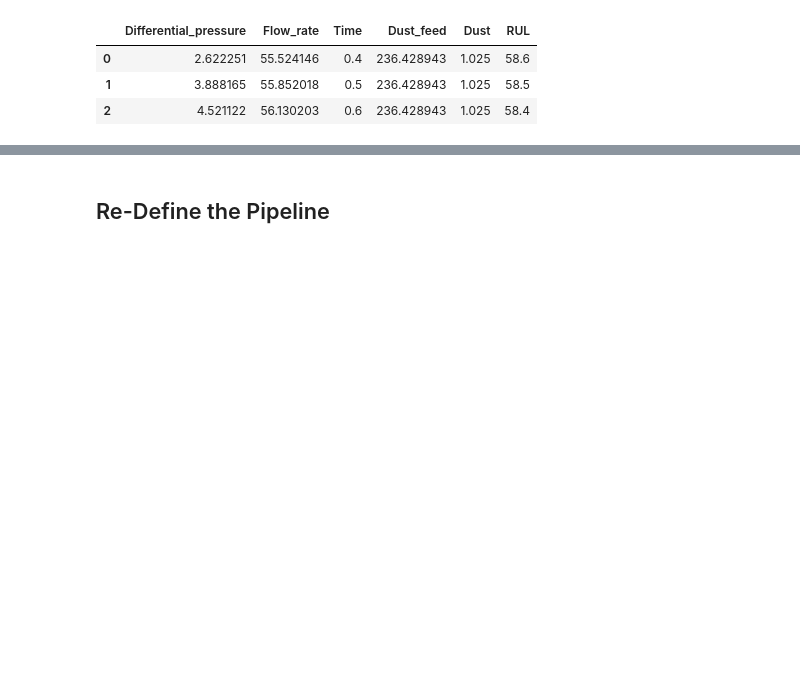
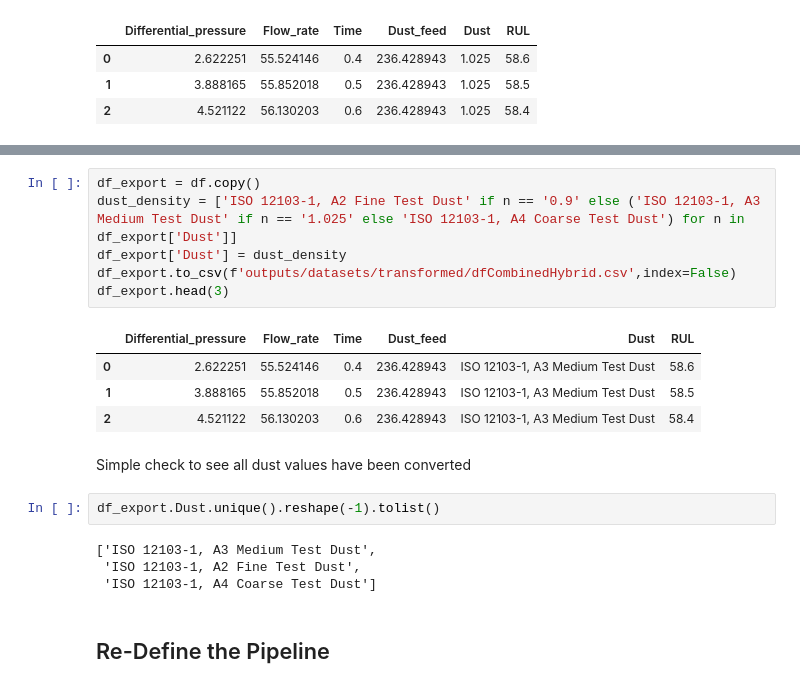
Before and after one commit to roeszler/filter-maintenance-predictor, a Jupyter notebook: jupyter_notebooks/05_RUL_Modeling and Evaluation.ipynb, the cells around one changed output, grey strips where cells are left out. Saved outputs shown, nothing was run; the diff lists cells and outputs as text; blank space fills up the shorter version.

```diff
--- a/jupyter_notebooks/05_RUL_Modeling and Evaluation.ipynb
+++ b/jupyter_notebooks/05_RUL_Modeling and Evaluation.ipynb
@@ -447,3 +451,22 @@ df.head(3)
+# %%
+df_export = df.copy()
+dust_density = ['ISO 12103-1, A2 Fine Test Dust' if n == '0.9' else ('ISO 12103-1, A3 Medium Test Dust' if n == '1.025' else 'ISO 12103-1, A4 Coarse Test Dust') for n in df_export['Dust']]
+df_export['Dust'] = dust_density
+df_export.to_csv(f'outputs/datasets/transformed/dfCombinedHybrid.csv',index=False)
+df_export.head(3)
+# %% [output]
+|  | Differential_pressure | Flow_rate | Time | Dust_feed | Dust | RUL |
+| 0 | 2.622251 | 55.524146 | 0.4 | 236.428943 | ISO 12103-1, A3 Medium Test Dust | 58.6 |
+| 1 | 3.888165 | 55.852018 | 0.5 | 236.428943 | ISO 12103-1, A3 Medium Test Dust | 58.5 |
+| 2 | 4.521122 | 56.130203 | 0.6 | 236.428943 | ISO 12103-1, A3 Medium Test Dust | 58.4 |
+# %% [markdown]
+Simple check to see all dust values have been converted
+# %%
+df_export.Dust.unique().reshape(-1).tolist()
+# %% [output]
+['ISO 12103-1, A3 Medium Test Dust',
+ 'ISO 12103-1, A2 Fine Test Dust',
+ 'ISO 12103-1, A4 Coarse Test Dust']
 # %% [markdown]
 ## Re-Define the Pipeline
 # %%
```
Also changed, not shown: parts of 14 cells of this notebook, 4 other files.
